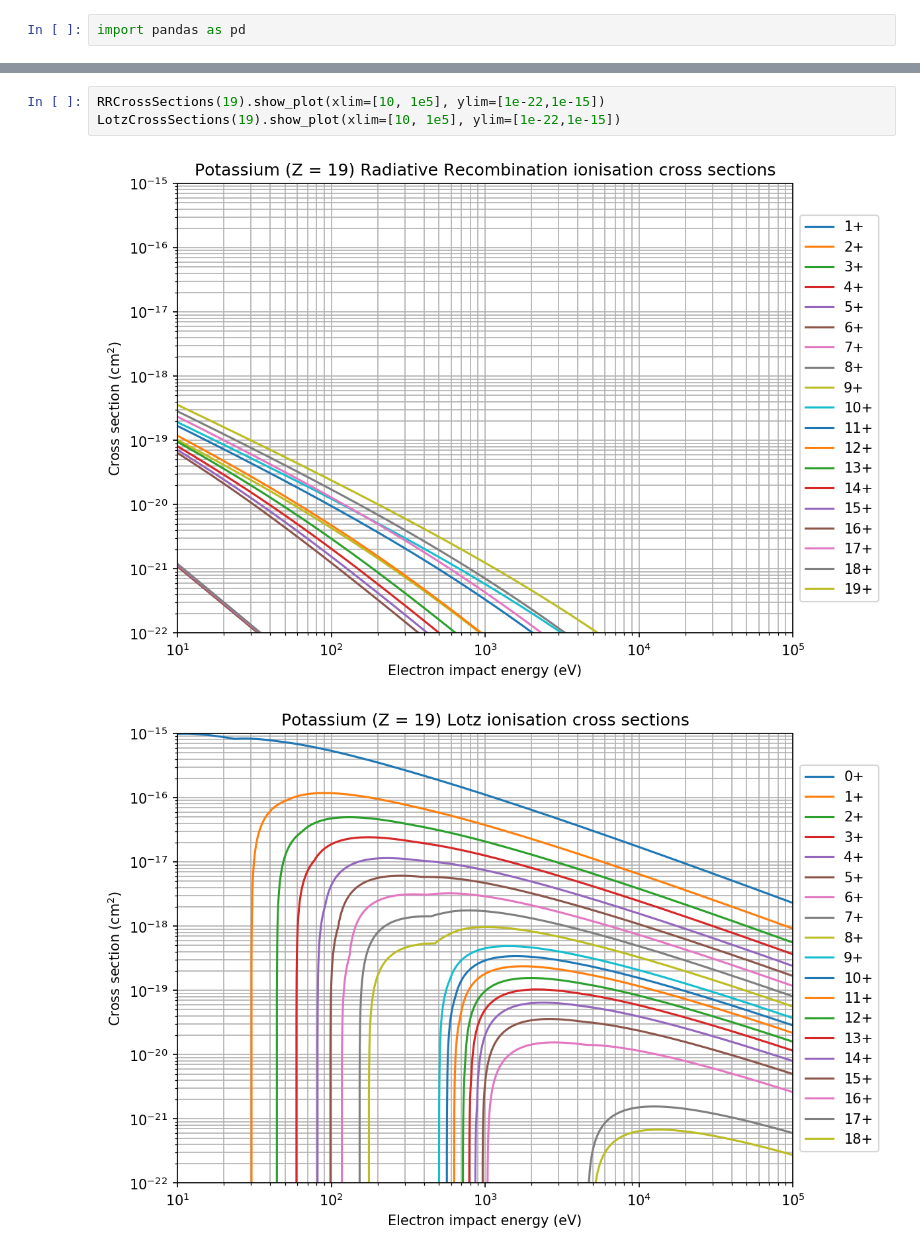
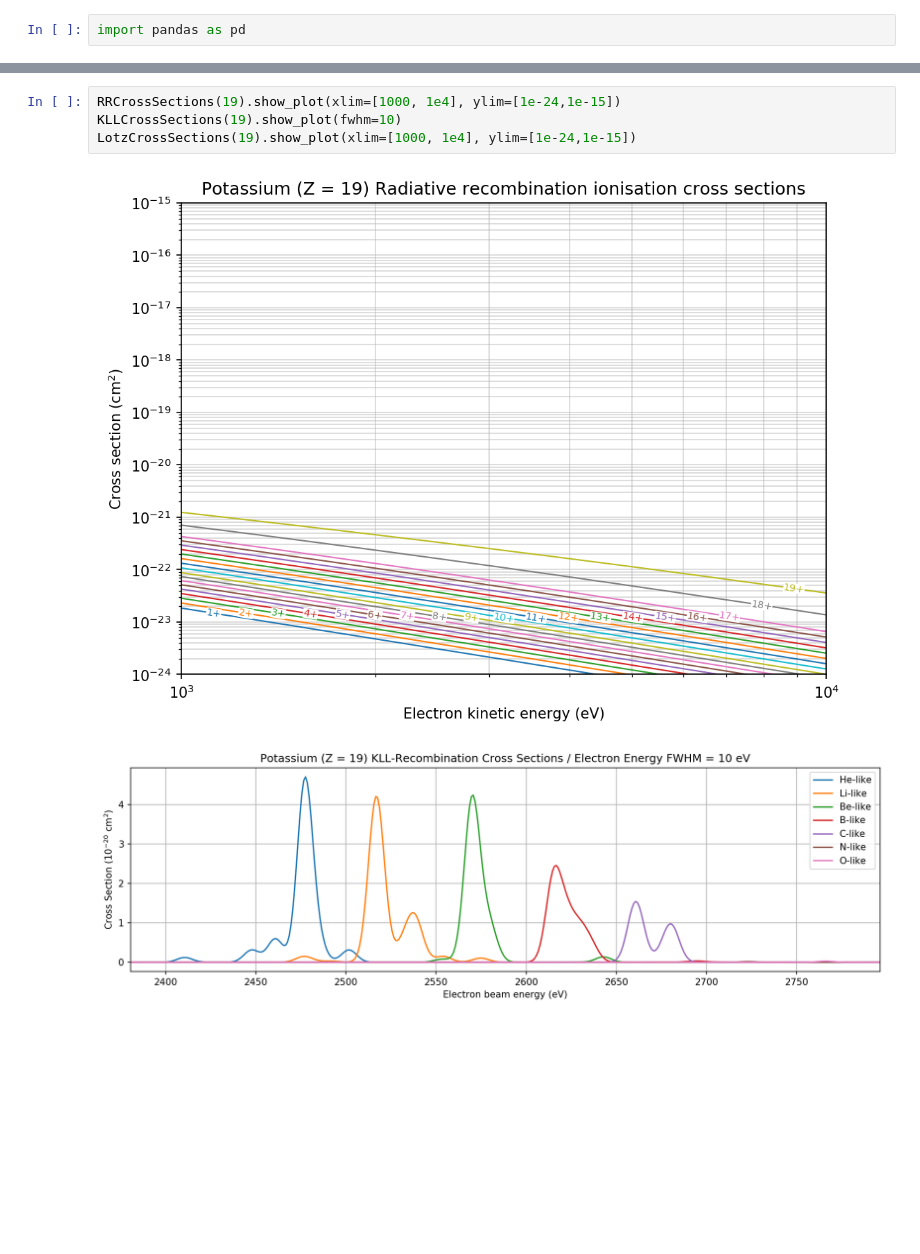
Before and after one commit to ebisim/ebisim, a Jupyter notebook: playground.ipynb, the cells around one changed output, grey strips where cells are left out. Saved outputs shown, nothing was run; the diff lists cells and outputs as text; blank space fills up the shorter version.

```diff
--- a/playground.ipynb
+++ b/playground.ipynb
@@ -40,6 +35,7 @@ pd.DataFrame(RRCrossSections(19).cross_section_matrix(1000))
 # %%
-RRCrossSections(19).show_plot(xlim=[10, 1e5], ylim=[1e-22,1e-15])
-LotzCrossSections(19).show_plot(xlim=[10, 1e5], ylim=[1e-22,1e-15])
+RRCrossSections(19).show_plot(xlim=[1000, 1e4], ylim=[1e-24,1e-15])
+KLLCrossSections(19).show_plot(fwhm=10)
+LotzCrossSections(19).show_plot(xlim=[1000, 1e4], ylim=[1e-24,1e-15])
 # %% [output]
-[figure, old version]
+[figure, new version]
-[figure, old version]
+[figure, new version]
```
Also changed, not shown: parts of 2 cells of this notebook.
